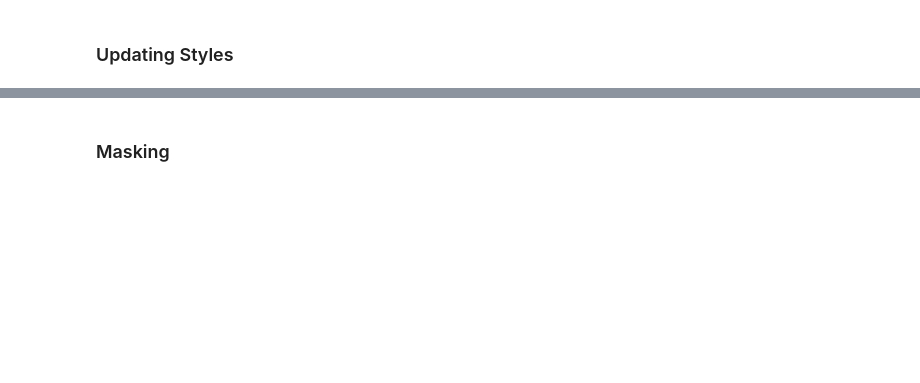
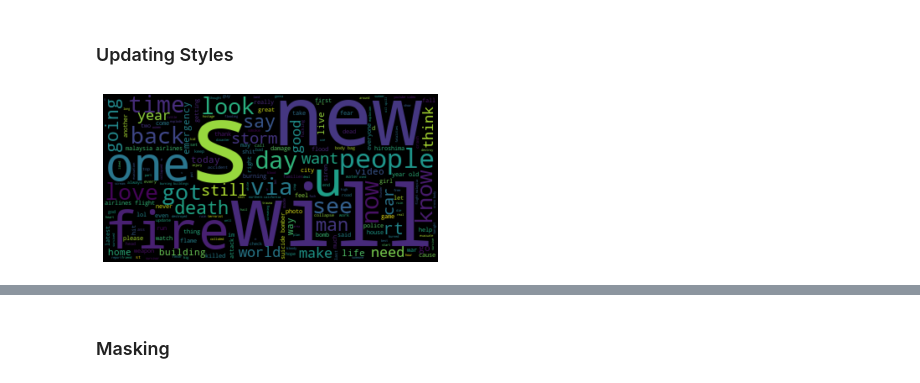
Before and after one commit to raymart-perillo77/dsf-c9-sprint-4, a Jupyter notebook: day-2/(5) Wordcloud.ipynb, the cells around one changed output, grey strips where cells are left out. Cells and saved outputs as stored; diff of their text form; code cells hidden in the pictures; blank space fills up the shorter version.

```diff
--- a/day-2/(5) Wordcloud.ipynb
+++ b/day-2/(5) Wordcloud.ipynb
@@ -42,15 +64,17 @@ plt.axis("off")
 plt.show()
 # %%
 # Start with one review:
-text = " ".--------------------------(tweet for tweet in df.text)
+text = " ".join(tweet for tweet in df.text)
 
 # Create and generate a word cloud image:
 wordcloud = WordCloud().generate(text)
 
 # Display the generated image:
 plt.imshow(wordcloud, interpolation='bilinear')
 plt.axis("off")
 plt.show()
+# %% [output]
+[figure, added]
 # %%
 # Save the image in the img folder:
 wordcloud.to_file("wordcloud_tweets.png")
```
Also changed, not shown: parts of 10 cells of this notebook, 7 other files.
